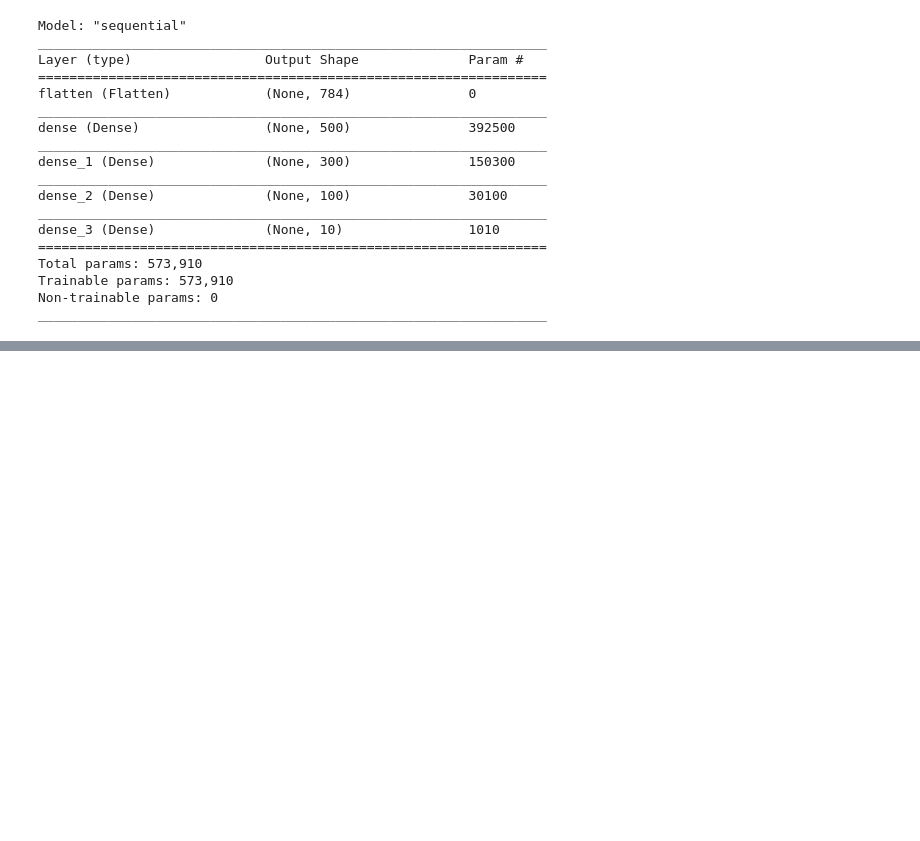
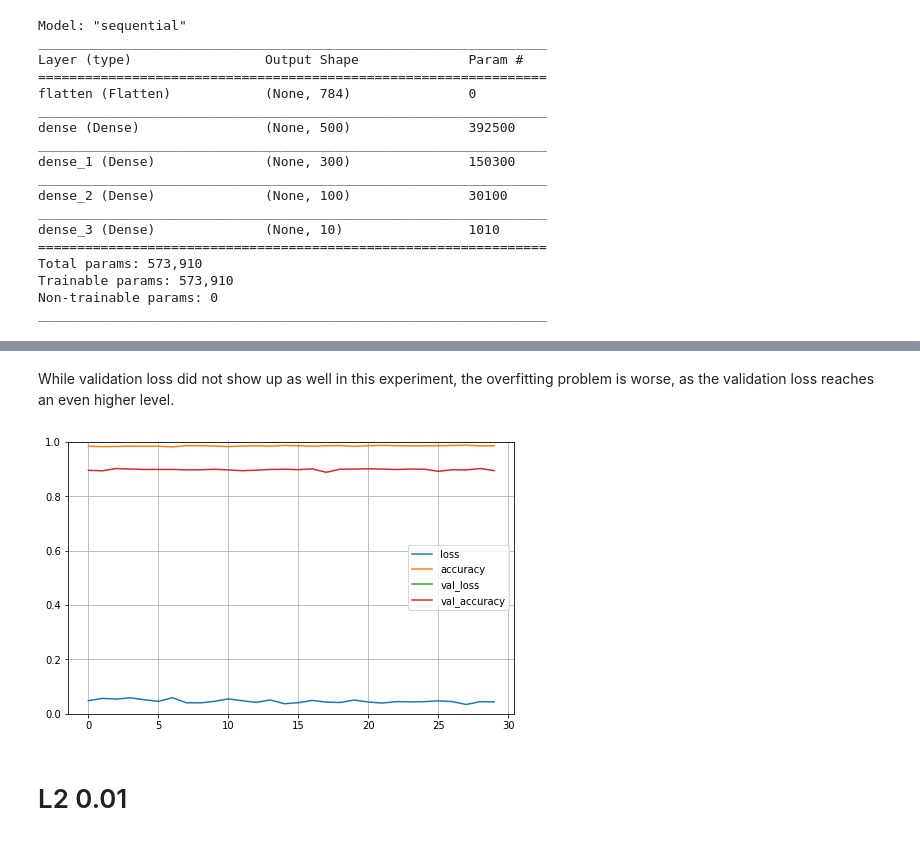
Before and after one commit to nopynospy/apu_deep_learning, a Jupyter notebook: Lab_4.ipynb, the cells around one changed output, grey strips where cells are left out. Saved outputs shown, nothing was run; the diff lists cells and outputs as text; code cells hidden in the pictures; blank space fills up the shorter version.

```diff
--- a/Lab_4.ipynb
+++ b/Lab_4.ipynb
@@ -324,0 +500,7 @@ _________________________________________________________________
+# %%
+model_l1_4 = create_model_l1(layer1 = 0.01, layer2 = 0.01, layer3 = 0.01)
+model.compile (loss = "sparse_categorical_crossentropy",
+               optimizer = "adam",
+               metrics = ["accuracy"])
+model_l1_4_hist  = model.fit(X_train, y_train, epochs=30,
+                    validation_data=(X_valid, y_valid))
@@ -324,0 +525,8 @@ _________________________________________________________________
+# %% [markdown]
+While validation loss did not show up as well in this experiment, the overfitting problem is worse, as the validation loss reaches an even higher level.
+# %%
+plot_performance(model_l1_4_hist)
+# %% [output]
+[figure, added]
+# %% [markdown]
+# L2 0.01
```
Also changed, not shown: parts of 33 cells of this notebook.
